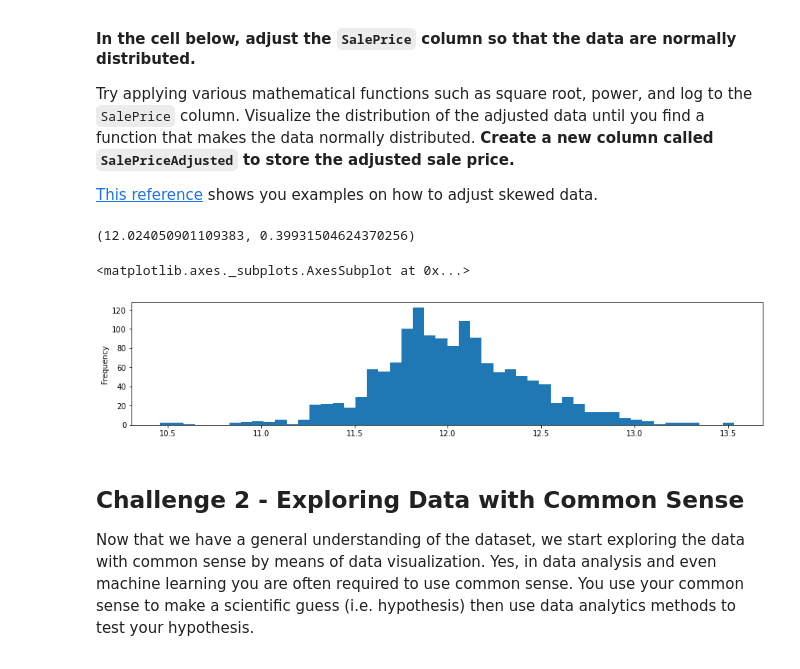
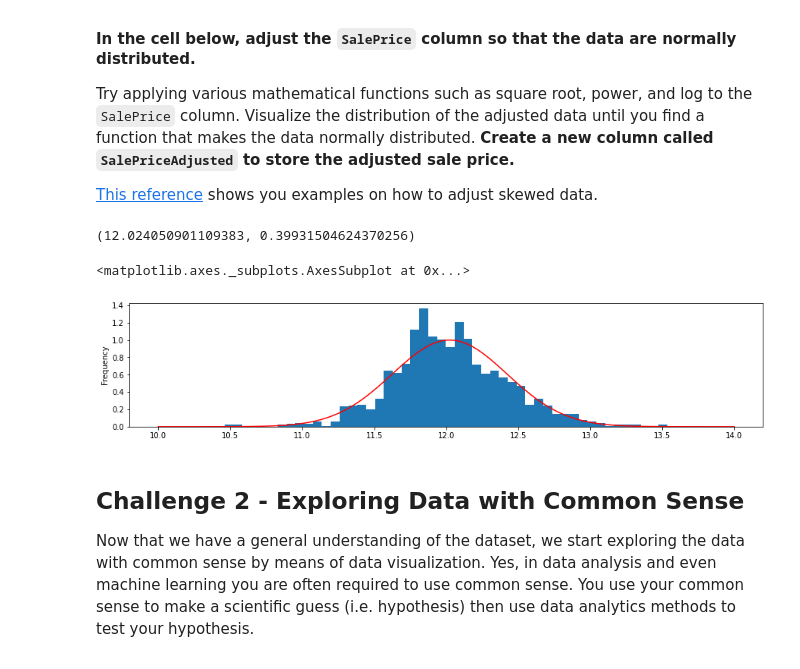
Before and after one commit to rihp/datamad0320, a Jupyter notebook: module-2/lab-storytelling-data-visualization/your-code/main.ipynb, the cells around one changed output. Saved outputs shown, nothing was run; the diff lists cells and outputs as text; code cells hidden in the pictures.

```diff
--- a/module-2/lab-storytelling-data-visualization/your-code/main.ipynb
+++ b/module-2/lab-storytelling-data-visualization/your-code/main.ipynb
@@ -115,24 +115,24 @@ Try applying various mathematical functions such as square root, power, and log
 # %%
 # your code here
 fig, ax = plt.subplots(1, figsize=(15,3))
 
-df['SalePriceAdjusted'] = df.SalePrice
+df['SalePriceAdjusted'] = df.SalePrice.apply(np.log)
 
-df_pow = df.SalePriceAdjusted.apply(np.log) # Apply the logarithm to all values
+df_pow = df.SalePriceAdjusted # Apply the logarithm to all values
 
 param = stats.norm.fit(df_pow)   # Fit a normal distribution to the data
 print(param)
-#x = np.linspace(10,14, 100)      # Linear spacing of 100 elements between 0 and 20.
-#pdf_fitted = stats.norm.pdf(x, *param)    # Use the fitted paramters to create the y datapoints
+x = np.linspace(10,14, 100)      # Linear spacing of 100 elements between 0 and 20.
+pdf_fitted = stats.norm.pdf(x, *param)    # Use the fitted paramters to create the y datapoints
 
-#plt.plot(x, pdf_fitted, color='r')
-df_pow.plot.hist(bins=50)
+plt.plot(x, pdf_fitted, color='r')
+df_pow.plot.hist(bins=50, density=True)
 
 # Por que esto no me pinta la linea roja correctamente ?
 # %% [output]
 (12.024050901109383, 0.39931504624370256)
 <matplotlib.axes._subplots.AxesSubplot at 0x...>
-[figure, old version]
+[figure, new version]
 # %% [markdown]
 ## Challenge 2 - Exploring Data with Common Sense
 
```
Also changed, not shown: parts of 19 cells of this notebook.
